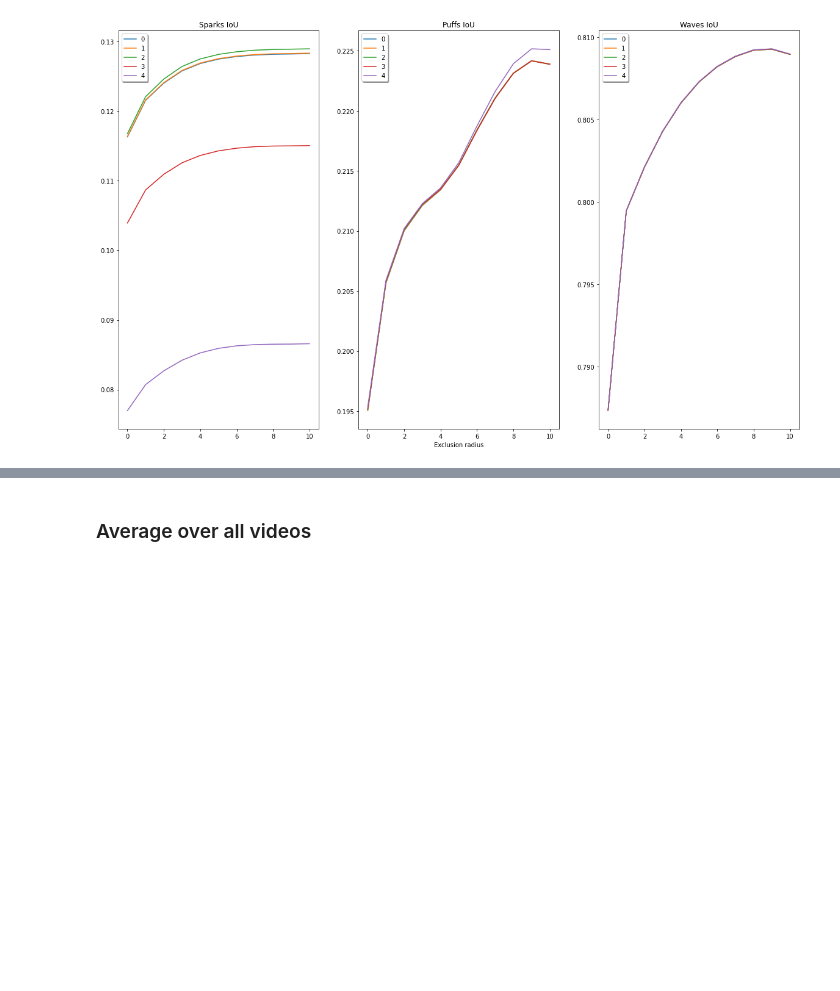
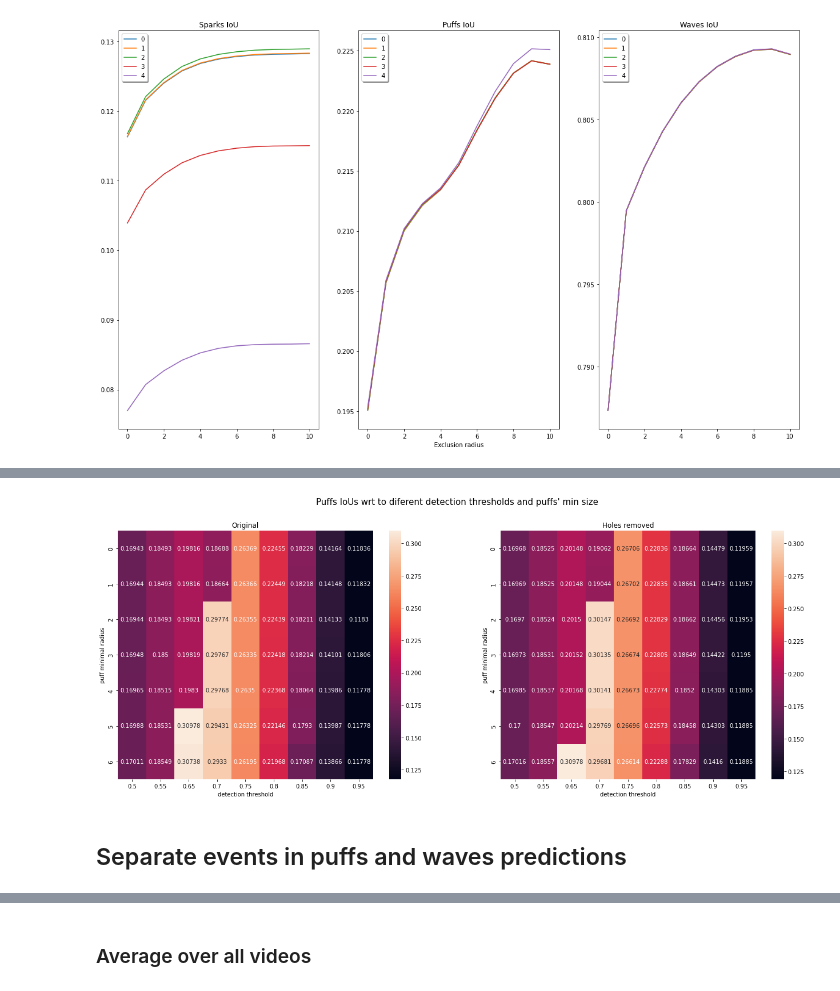
Before and after one commit to dottipr/sparks_project, a Jupyter notebook: sparks/validate UNet trainings.ipynb, the cells around one changed output, grey strips where cells are left out. Saved outputs shown, nothing was run; the diff lists cells and outputs as text; code cells hidden in the pictures; blank space fills up the shorter version.

```diff
--- a/sparks/validate UNet trainings.ipynb
+++ b/sparks/validate UNet trainings.ipynb
@@ -1209,0 +972,8 @@ focal_loss_gamma_5_ubelix
+# %%
+# training parameters
+training_name = "focal_loss_gamma_5_ubelix"
+ignore_frames = 6
+
+# detection parameters
+t_detection_puffs = [0.5,0.55,0.65,0.7,0.75,0.8,0.85,0.9,0.95]
+min_radius_puffs = [0,1,2,3,4,5,6]
@@ -1209,0 +1058,22 @@ focal_loss_gamma_5_ubelix
+# %%
+df = pd.DataFrame.from_dict(puffs_ious)
+df_holes = pd.DataFrame.from_dict(puffs_ious_holes)
+# %%
+plt.figure(figsize=(22,8))
+plt.suptitle(f"Puffs IoUs wrt to diferent detection thresholds and puffs' min size", fontsize=15)
+
+ax = plt.subplot(1,2,1)
+ax.set_title("Original")
+sns.heatmap(df_holes, annot=True, fmt='.5g')
+ax.set_xlabel("detection threshold")
+ax.set_ylabel("puff minimal radius")
+ax = plt.subplot(1,2,2)
+ax.set_title("Holes removed")
+sns.heatmap(df, annot=True, fmt='.5g')
+ax.set_xlabel("detection threshold")
+ax.set_ylabel("puff minimal radius")
+plt.show()
+# %% [output]
+[figure, added]
+# %% [markdown]
+## Separate events in puffs and waves predictions
```
Also changed, not shown: parts of 94 cells of this notebook, 22 other files.
